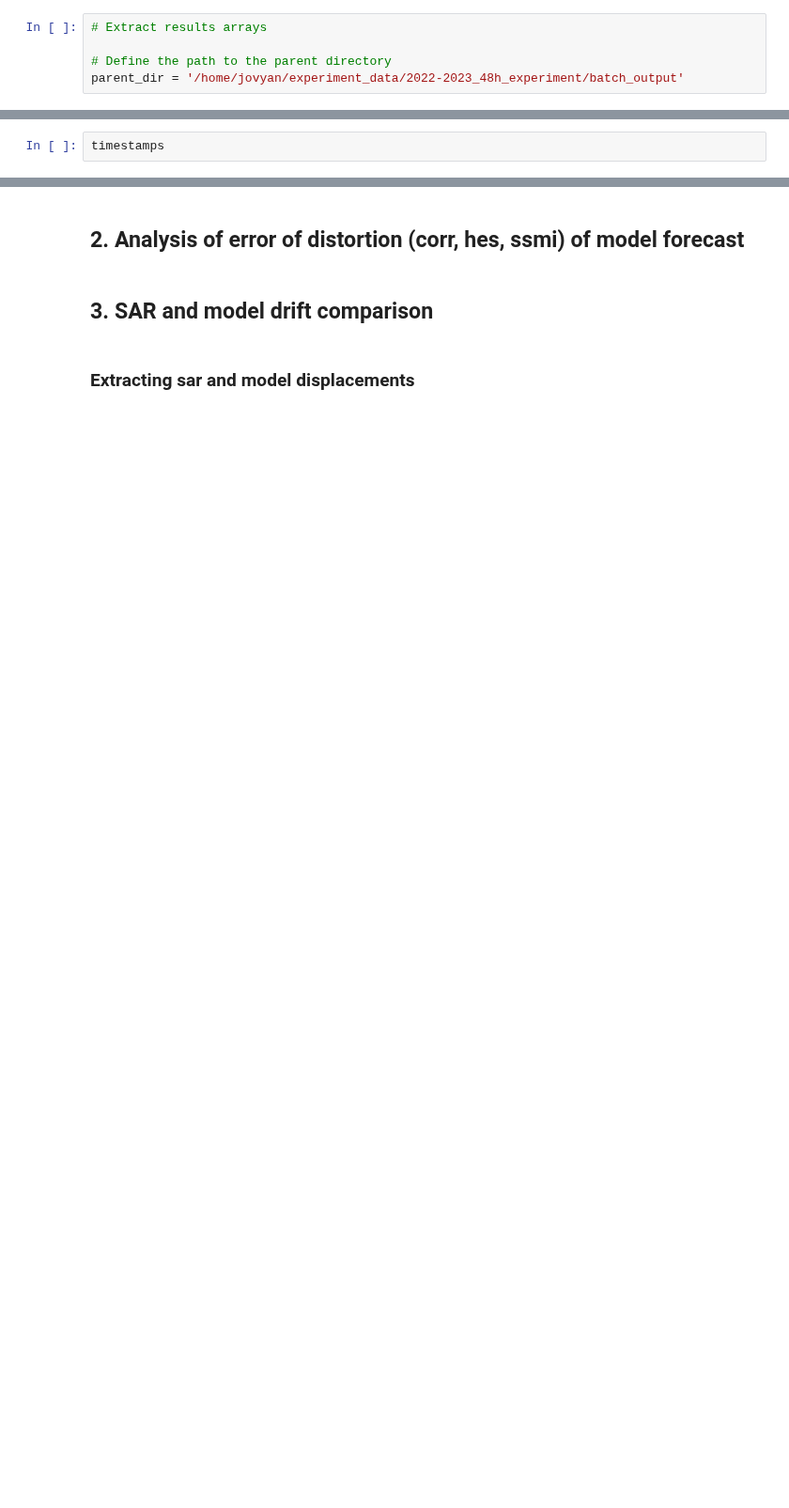
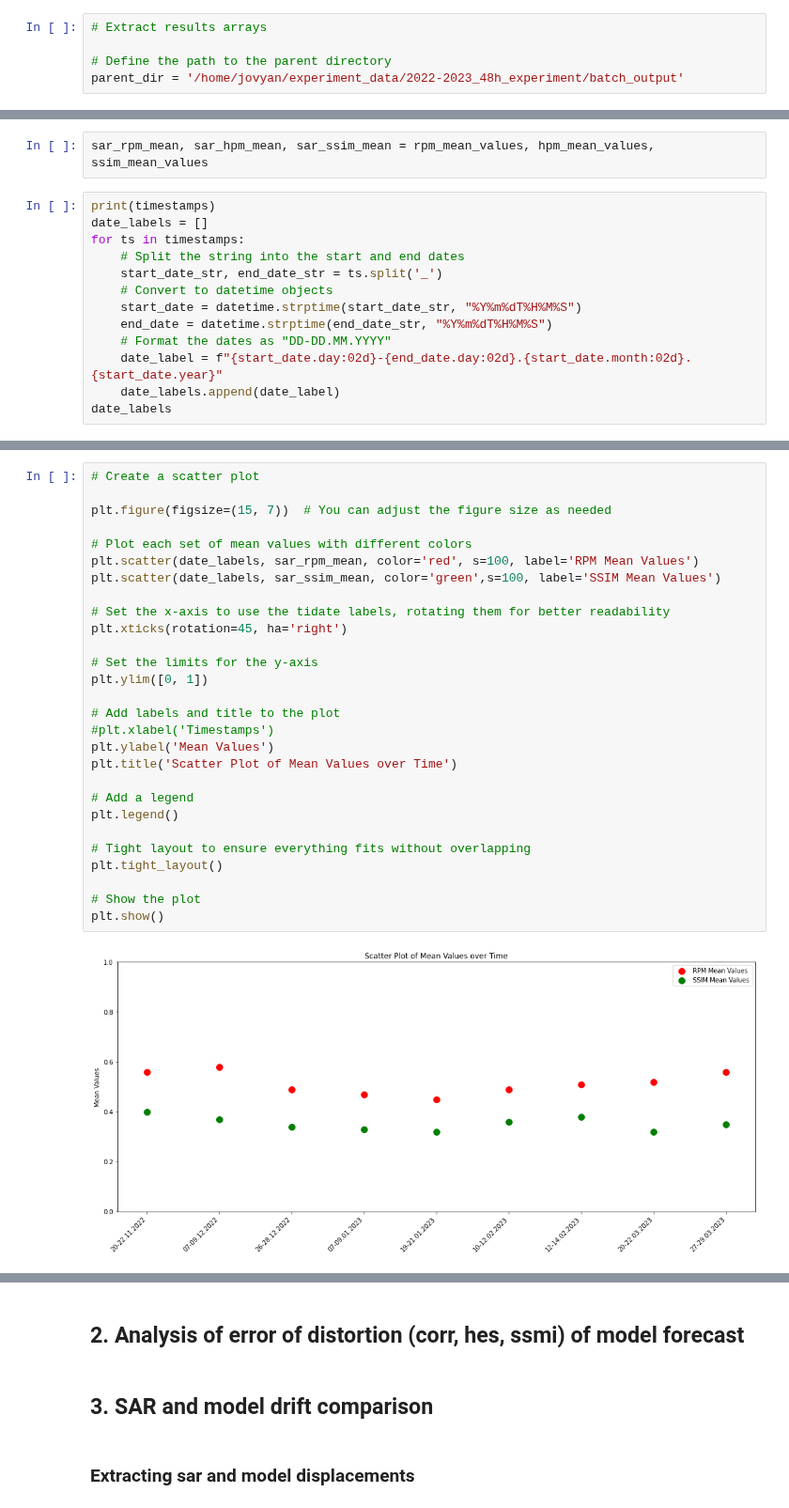
Before and after one commit to AnnaT1990/SAR_forecast_experiment, a Jupyter notebook: 2022-2023_48h_experiment/one_flow_package/analysis.ipynb, the cells around one changed output, grey strips where cells are left out. Shown at 94% size. Drawn from its saved outputs; the diff is of its cells as text; blank space fills up the shorter version.

```diff
--- a/2022-2023_48h_experiment/one_flow_package/analysis.ipynb
+++ b/2022-2023_48h_experiment/one_flow_package/analysis.ipynb
@@ -160,3 +155,16 @@ rpm_mean_values, hpm_mean_values, ssim_mean_values
+# %%
+sar_rpm_mean, sar_hpm_mean, sar_ssim_mean = rpm_mean_values, hpm_mean_values, ssim_mean_values
 # %%
-timestamps
+print(timestamps)
+date_labels = []
+for ts in timestamps:
+    # Split the string into the start and end dates
+    start_date_str, end_date_str = ts.split('_')
+    # Convert to datetime objects
+    start_date = datetime.strptime(start_date_str, "%Y%m%dT%H%M%S")
+    end_date = datetime.strptime(end_date_str, "%Y%m%dT%H%M%S")
+    # Format the dates as "DD-DD.MM.YYYY"
+    date_label = f"{start_date.day:02d}-{end_date.day:02d}.{start_date.month:02d}.{start_date.year}"
+    date_labels.append(date_label)
+date_labels
 # %% [output]
@@ -171,0 +181,30 @@ timestamps
+# %%
+# Create a scatter plot
+
+plt.figure(figsize=(15, 7))  # You can adjust the figure size as needed
+
+# Plot each set of mean values with different colors
+plt.scatter(date_labels, sar_rpm_mean, color='red', s=100, label='RPM Mean Values')
+plt.scatter(date_labels, sar_ssim_mean, color='green',s=100, label='SSIM Mean Values')
+
+# Set the x-axis to use the tidate labels, rotating them for better readability
+plt.xticks(rotation=45, ha='right')
+
+# Set the limits for the y-axis
+plt.ylim([0, 1])
+
+# Add labels and title to the plot
+#plt.xlabel('Timestamps')
+plt.ylabel('Mean Values')
+plt.title('Scatter Plot of Mean Values over Time')
+
+# Add a legend
+plt.legend()
+
+# Tight layout to ensure everything fits without overlapping
+plt.tight_layout()
+
+# Show the plot
+plt.show()
+# %% [output]
+[figure, added]
```
Also changed, not shown: parts of 29 cells of this notebook, 3 other files.
